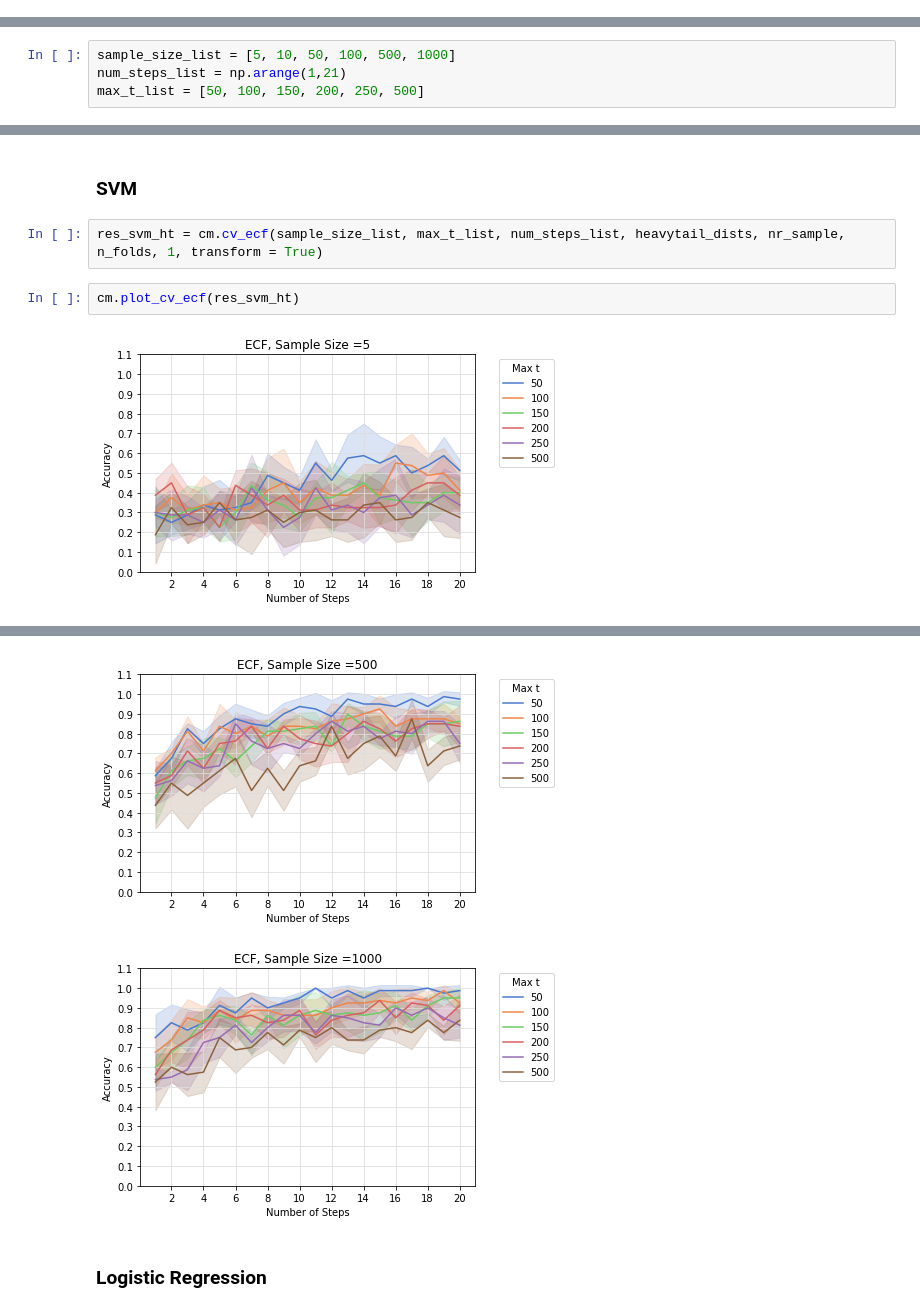
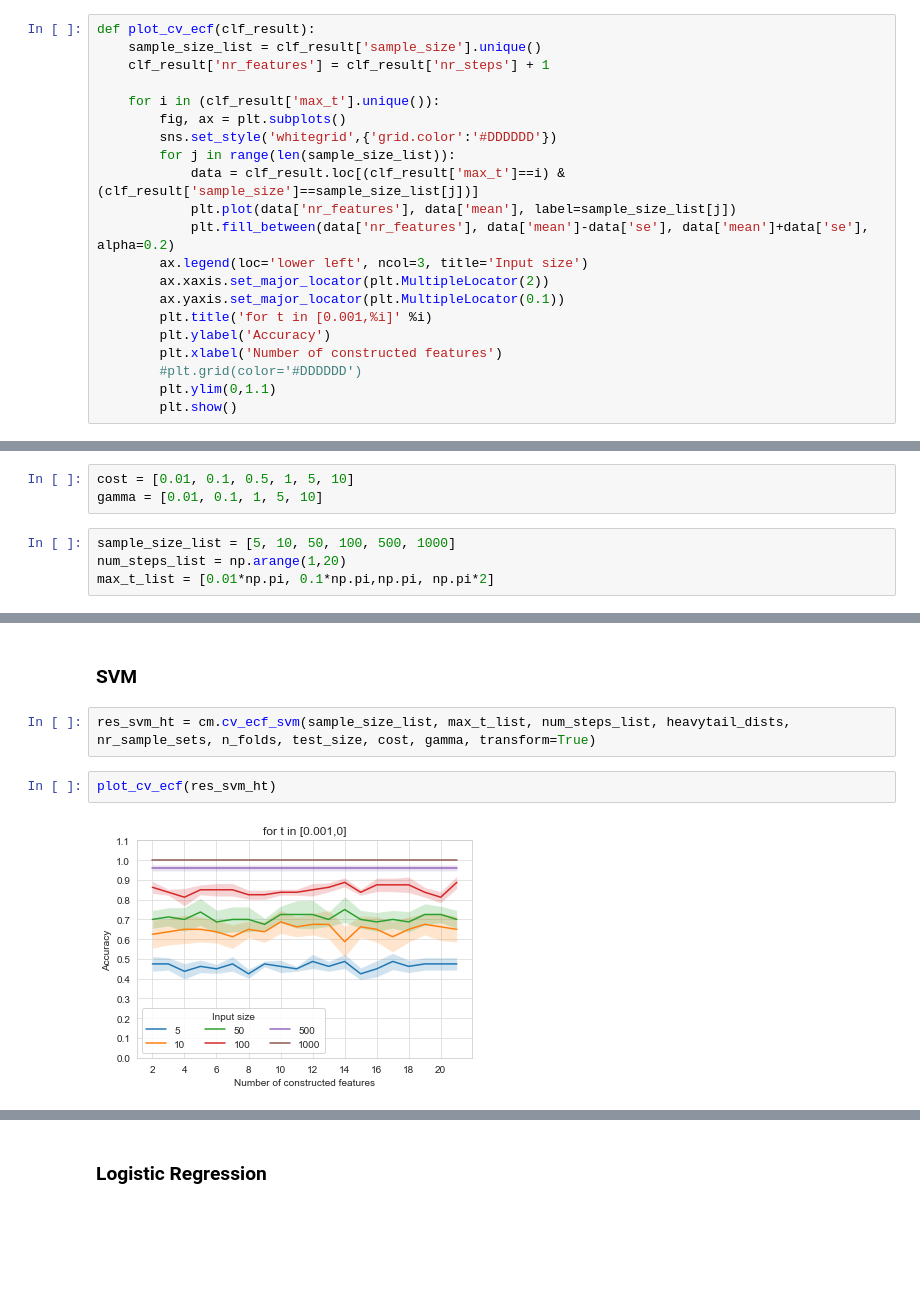
Before and after one commit to sheilafarrahi/thesis, a Jupyter notebook: empirical_characteristics_function.ipynb, the cells around one changed output, grey strips where cells are left out. Drawn from its saved outputs; the diff is of its cells as text; blank space fills up the shorter version.

```diff
--- a/empirical_characteristics_function.ipynb
+++ b/empirical_characteristics_function.ipynb
@@ -55,6 +93,30 @@ dem.get_ecf_plot(ecf_df,t)
+# %%
+def plot_cv_ecf(clf_result):
+    sample_size_list = clf_result['sample_size'].unique()
+    clf_result['nr_features'] = clf_result['nr_steps'] + 1
+
+    for i in (clf_result['max_t'].unique()):
+        fig, ax = plt.subplots()
+        sns.set_style('whitegrid',{'grid.color':'#DDDDDD'})
+        for j in range(len(sample_size_list)):
+            data = clf_result.loc[(clf_result['max_t']==i) & (clf_result['sample_size']==sample_size_list[j])]
+            plt.plot(data['nr_features'], data['mean'], label=sample_size_list[j])
+            plt.fill_between(data['nr_features'], data['mean']-data['se'], data['mean']+data['se'], alpha=0.2)
+        ax.legend(loc='lower left', ncol=3, title='Input size')
+        ax.xaxis.set_major_locator(plt.MultipleLocator(2))
+        ax.yaxis.set_major_locator(plt.MultipleLocator(0.1))
+        plt.title('for t in [0.001,%i]' %i)
+        plt.ylabel('Accuracy')
+        plt.xlabel('Number of constructed features')
+        #plt.grid(color='#DDDDDD')
+        plt.ylim(0,1.1)
+        plt.show()
 # %% [markdown]
 ### SVM
+# %%
+cost = [0.01, 0.1, 0.5, 1, 5, 10]
+gamma = [0.01, 0.1, 1, 5, 10]
 # %%
 sample_size_list = [5, 10, 50, 100, 500, 1000]
-num_steps_list = np.arange(1,21)
-max_t_list = [50, 100, 150, 200, 250, 500]
+num_steps_list = np.arange(1,20)
+max_t_list = [0.01*np.pi, 0.1*np.pi,np.pi, np.pi*2]
@@ -103,8 +183,8 @@ dem.get_ecf_plot(ecf_df, t)
 # %% [markdown]
 ### SVM
 # %%
-res_svm_ht = cm.cv_ecf(sample_size_list, max_t_list, num_steps_list, heavytail_dists, nr_sample, n_folds, 1, transform = True)
+res_svm_ht = cm.cv_ecf_svm(sample_size_list, max_t_list, num_steps_list, heavytail_dists, nr_sample_sets, n_folds, test_size, cost, gamma, transform=True)
 # %%
-cm.plot_cv_ecf(res_svm_ht)
+plot_cv_ecf(res_svm_ht)
 # %% [output]
-[figure, old version]
+[figure, new version]
@@ -114,5 +194,3 @@ cm.plot_cv_ecf(res_svm_ht)
-[figure, removed]
-[figure, removed]
 # %% [markdown]
 ### Logistic Regression
 # %%
```
Also changed, not shown: parts of 34 cells of this notebook, 33 other files.
